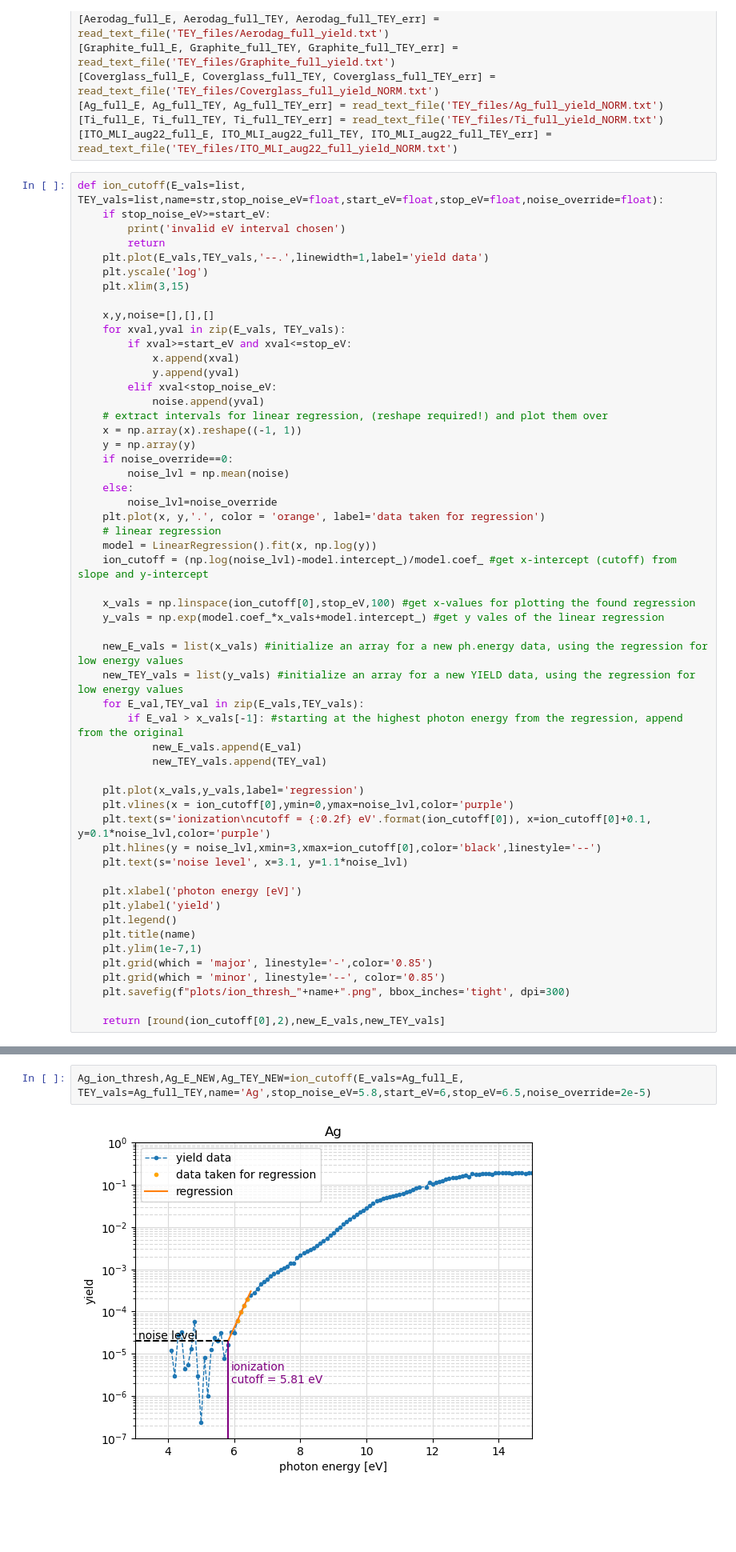
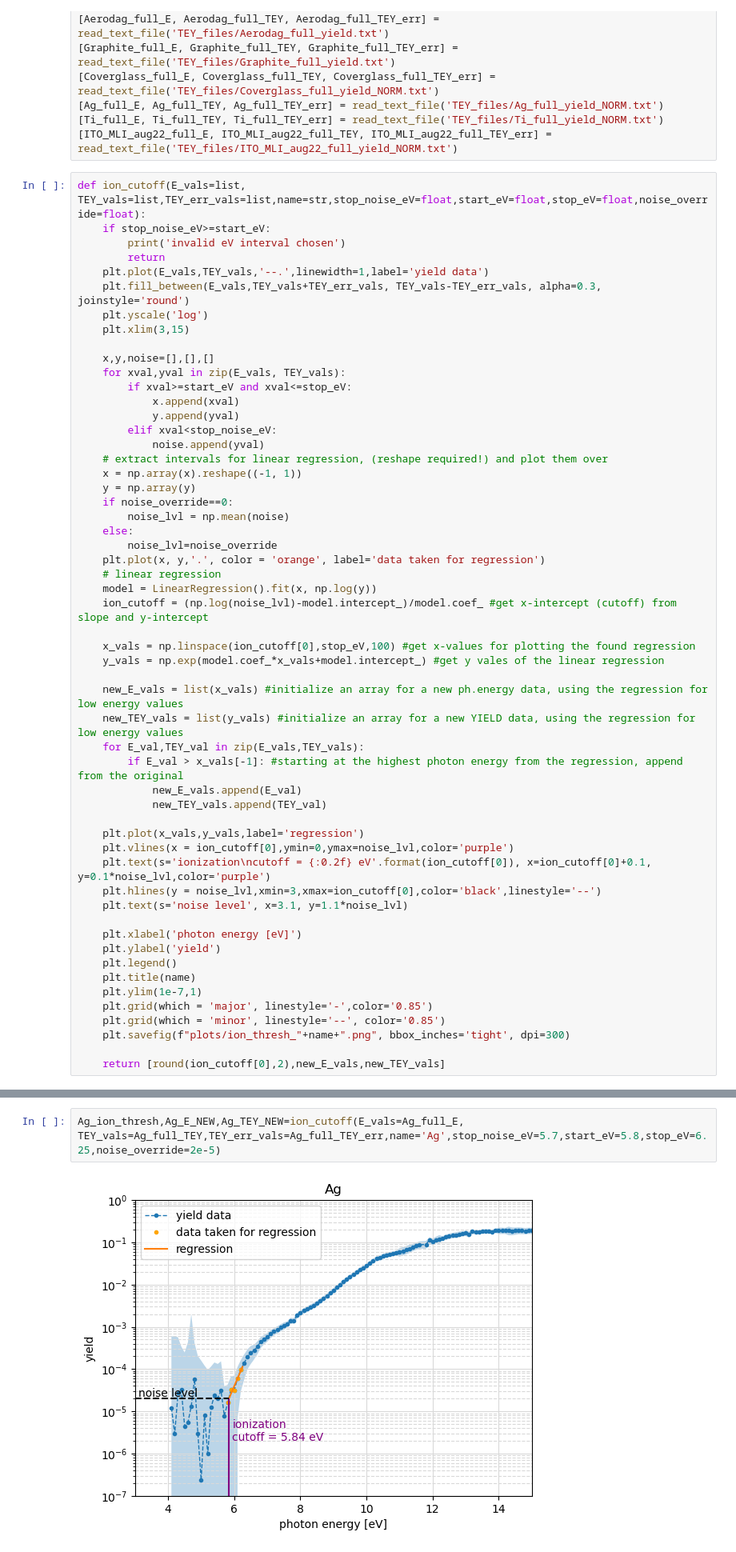
Before and after one commit to sebastiankalos/NYUAD_Elettra_Data_Analysis, a Jupyter notebook: ionization_limits.ipynb, the cells around one changed output, grey strips where cells are left out. Shown at 80% size. Saved outputs shown, nothing was run; the diff lists cells and outputs as text; blank space fills up the shorter version.

```diff
--- a/ionization_limits.ipynb
+++ b/ionization_limits.ipynb
@@ -90,11 +91,12 @@ def read_text_file(filename):
 [Ti_full_E, Ti_full_TEY, Ti_full_TEY_err] = read_text_file('TEY_files/Ti_full_yield_NORM.txt')
 [ITO_MLI_aug22_full_E, ITO_MLI_aug22_full_TEY, ITO_MLI_aug22_full_TEY_err] = read_text_file('TEY_files/ITO_MLI_aug22_full_yield_NORM.txt')
 # %%
-def ion_cutoff(E_vals=list, TEY_vals=list,name=str,stop_noise_eV=float,start_eV=float,stop_eV=float,noise_override=float):
+def ion_cutoff(E_vals=list, TEY_vals=list,TEY_err_vals=list,name=str,stop_noise_eV=float,start_eV=float,stop_eV=float,noise_override=float):
     if stop_noise_eV>=start_eV:
         print('invalid eV interval chosen')
         return
     plt.plot(E_vals,TEY_vals,'--.',linewidth=1,label='yield data')
+    plt.fill_between(E_vals,TEY_vals+TEY_err_vals, TEY_vals-TEY_err_vals, alpha=0.3, joinstyle='round')
     plt.yscale('log')
     plt.xlim(3,15)
 
@@ -166,5 +168,5 @@ Coverglass_ion_thresh,Coverglass_E_NEW,Coverglass_TEY_NEW=ion_cutoff(E_vals=Cove
 # %%
-Ag_ion_thresh,Ag_E_NEW,Ag_TEY_NEW=ion_cutoff(E_vals=Ag_full_E, TEY_vals=Ag_full_TEY,name='Ag',stop_noise_eV=5.8,start_eV=6,stop_eV=6.5,noise_override=2e-5)
+Ag_ion_thresh,Ag_E_NEW,Ag_TEY_NEW=ion_cutoff(E_vals=Ag_full_E, TEY_vals=Ag_full_TEY,TEY_err_vals=Ag_full_TEY_err,name='Ag',stop_noise_eV=5.7,start_eV=5.8,stop_eV=6.25,noise_override=2e-5)
 # %% [output]
-[figure, old version]
+[figure, new version]
 # %%
```
Also changed, not shown: parts of 20 cells of this notebook, 11 other files.
